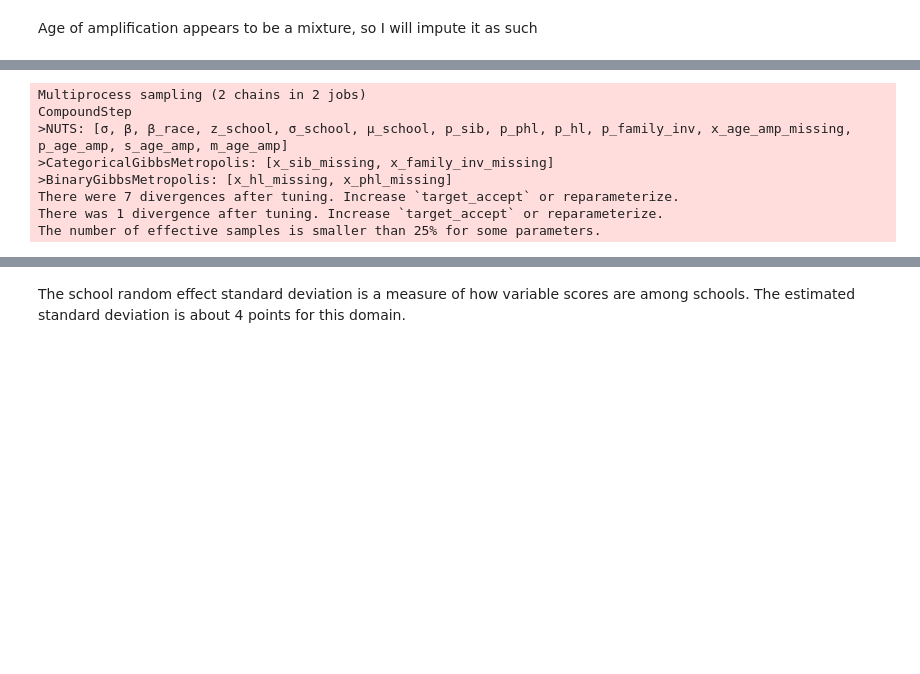
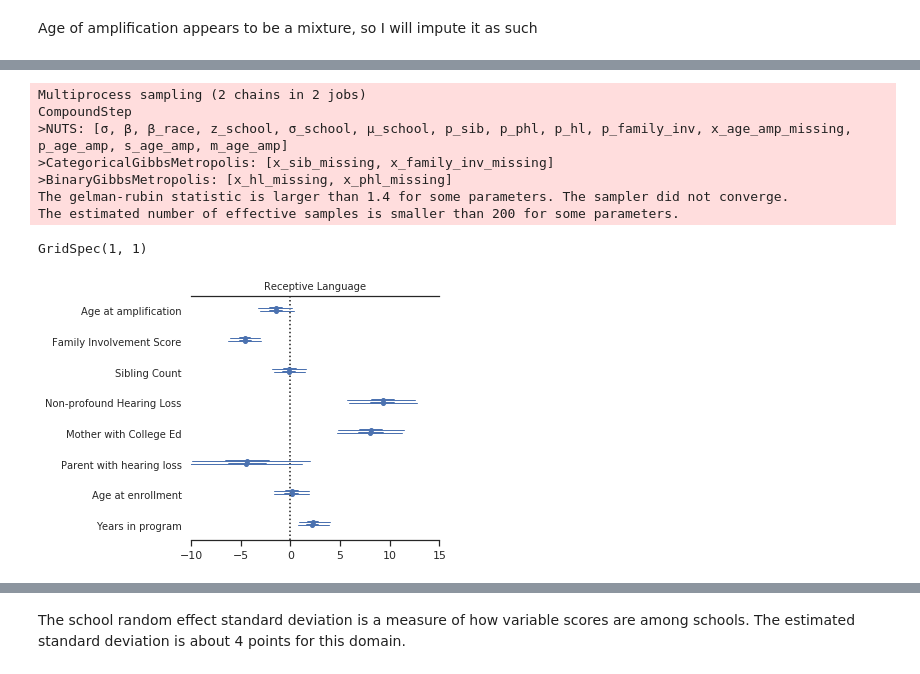
Before and after one commit to fonnesbeck/infant_hearing_intervention, a Jupyter notebook: notebooks/Covariate Model.ipynb, the cells around one changed output, grey strips where cells are left out. Saved outputs shown, nothing was run; the diff lists cells and outputs as text; code cells hidden in the pictures; blank space fills up the shorter version.

```diff
--- a/notebooks/Covariate Model.ipynb
+++ b/notebooks/Covariate Model.ipynb
@@ -341,9 +377,9 @@ def generate_model(dataset, cohort_age):
             p_age_amp = Beta('p_age_amp', 1, 1)
             _x_age_amp = NormalMixture('x_age_amp', [p_age_amp, 1-p_age_amp], m_age_amp, sd=s_age_amp,
                                     observed=masked_invalid(np.log(age_amp+0.1)))
-            x_age_amp = tt.exp(_x_age_amp) - 0.1
+            x_age_amp = (tt.exp(_x_age_amp) - 0.1) / 12
         else:
-            x_age_amp = age_amp
+            x_age_amp = age_amp / 12
 
         # Imputation of family involvement
         if np.isnan(family_inv).sum():
@@ -438,9 +474,8 @@ CompoundStep
 >NUTS: [σ, β, β_race, z_school, σ_school, μ_school, p_sib, p_phl, p_hl, p_family_inv, x_age_amp_missing, p_age_amp, s_age_amp, m_age_amp]
 >CategoricalGibbsMetropolis: [x_sib_missing, x_family_inv_missing]
 >BinaryGibbsMetropolis: [x_hl_missing, x_phl_missing]
-There were 7 divergences after tuning. Increase `target_accept` or reparameterize.
-There was 1 divergence after tuning. Increase `target_accept` or reparameterize.
-The number of effective samples is smaller than 25% for some parameters.
+The gelman-rubin statistic is larger than 1.4 for some parameters. The sampler did not converge.
+The estimated number of effective samples is smaller than 200 for some parameters.
 # %%
 labels = [#'Premature',
           'Age at amplification',
@@ -453,9 +488,14 @@ labels = [#'Premature',
           'Years in program']
 # %%
 from pymc3 import traceplot, forestplot
+# %%
+x_range = -10, 15
 # %%
 forestplot(rec_lang_4_trace, varnames=['β'],
            ylabels=labels, main='Receptive Language',
-          xlim=(-10,10), rhat=False)
+          xlim=x_range, rhat=False)
+# %% [output]
+GridSpec(1, 1)
+[figure, added]
 # %%
 forestplot(rec_lang_4_trace, varnames=['α_school'])
```
Also changed, not shown: parts of 40 cells of this notebook.
